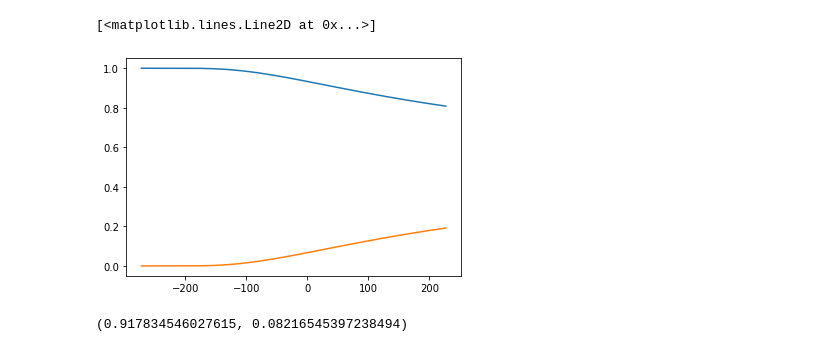
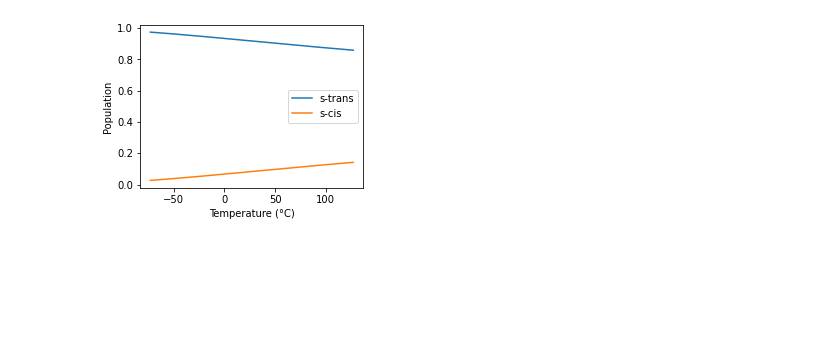
Before and after one commit to dmadea/Jupyter-Tutorials, a Jupyter notebook: Photoreaction kinetics/gibs eq.ipynb, the cells around one changed output. Cells and saved outputs as stored; diff of their text form; code cells hidden in the pictures; blank space fills up the shorter version.

```diff
--- a/Photoreaction kinetics/gibs eq.ipynb
+++ b/Photoreaction kinetics/gibs eq.ipynb
@@ -13,16 +16,22 @@ def populations(T, dH, dS):
     K = np.exp(-dH/(R * T) + dS / R)
     return 1/(1 + K), K/(1+K)
 # %%
-T = np.linspace(1, 500, 300)
+T = np.linspace(200, 400, 300)
 
 pop = populations(T, 5.98209e3, 0)
 
-plt.plot(T  - 273, pop[0])
-plt.plot(T - 273, pop[1])
+plt.rcParams['figure.figsize'] = [4, 3]
+
+plt.plot(T  - 273, pop[0], label='s-trans')
+plt.plot(T - 273, pop[1], label='s-cis')
+
+plt.xlabel("Temperature (°C)")
+plt.ylabel("Population")
+
+plt.legend()
+
+plt.savefig("equlibirium.svg")
 # %% [output]
-[<matplotlib.lines.Line2D at 0x...>]
-[figure, old version]
+[figure, new version]
 # %%
-populations(25 + 273.15, 5.98209e3)
+# populations(25 + 273.15, 5.98209e3)
-# %% [output]
-(0.917834546027615, 0.08216545397238494)
```
Also changed, not shown: parts of 8 cells of this notebook, 4 other files.
